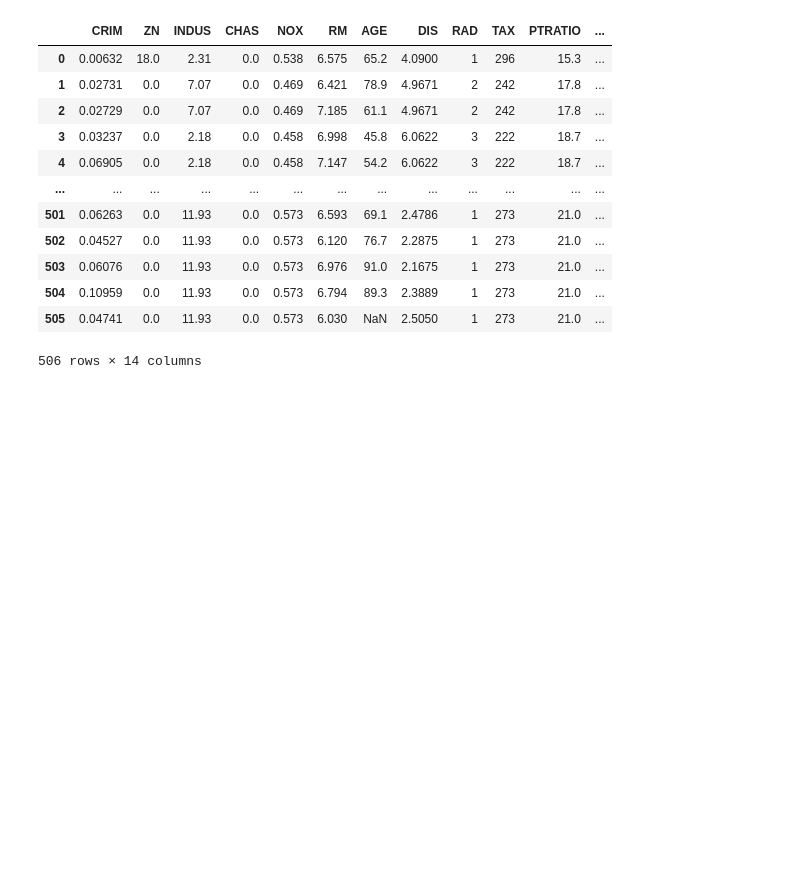
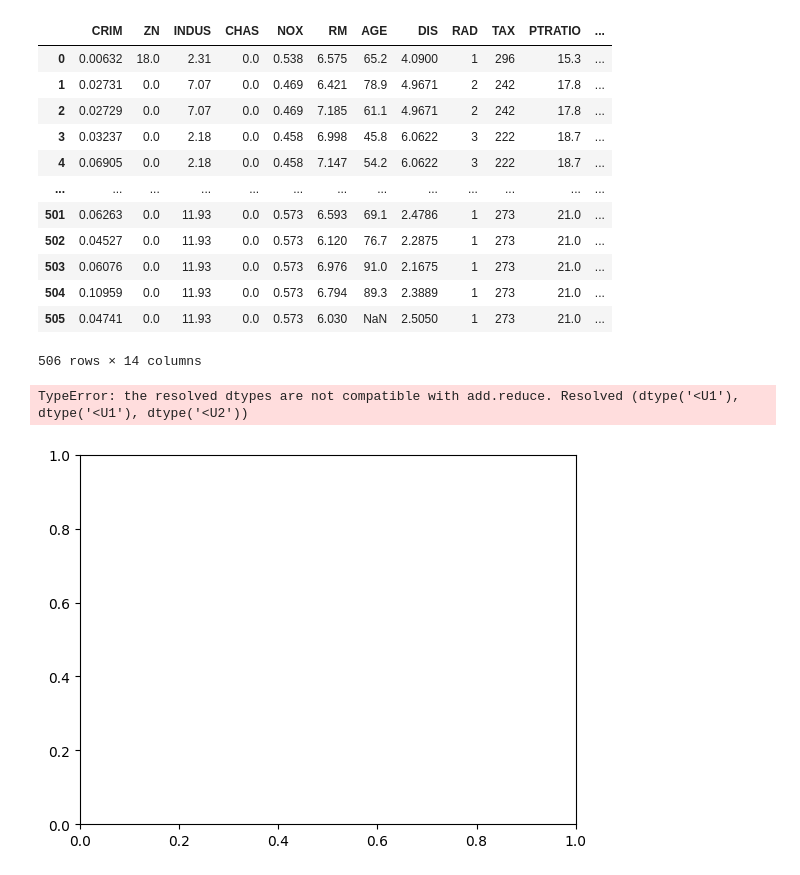
Before and after one commit to minkyungbae/My-assignments, a Jupyter notebook: Chapter2_Assignment_241231/machine_learning_이상치 처리.ipynb, the cells around one changed output. Cells and saved outputs as stored; diff of their text form; code cells hidden in the pictures; blank space fills up the shorter version.

```diff
--- a/Chapter2_Assignment_241231/machine_learning_이상치 처리.ipynb
+++ b/Chapter2_Assignment_241231/machine_learning_이상치 처리.ipynb
@@ -18,5 +18,10 @@ df_housingdata
 506 rows × 14 columns
 # %%
 # 그래프 만들기
-# import matplotlib.pyplot as plt
-# plt.boxplot(df_housingdata)
+import numpy as np
+import pandas as pd
+import matplotlib.pyplot as plt
+plt.boxplot('CRIM')
+# %% [output]
+TypeError: the resolved dtypes are not compatible with add.reduce. Resolved (dtype('<U1'), dtype('<U1'), dtype('<U2'))
+[figure, added]
```
Also changed, not shown: 3 other files.
